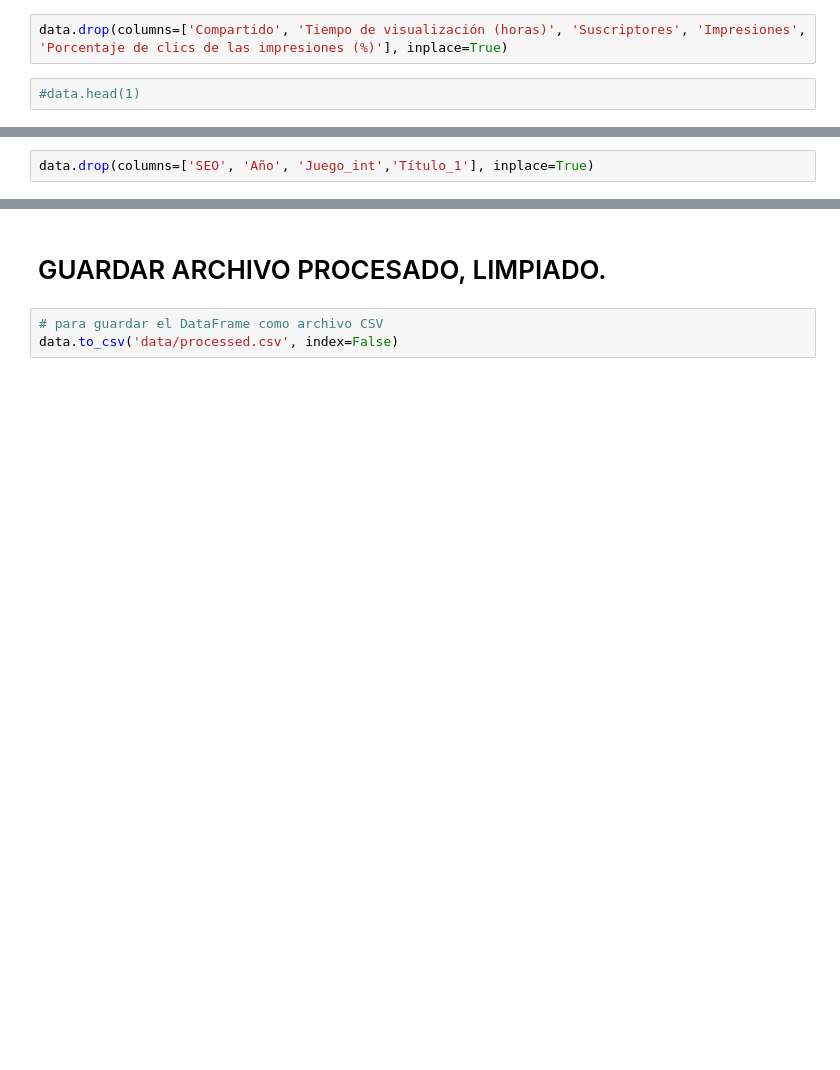
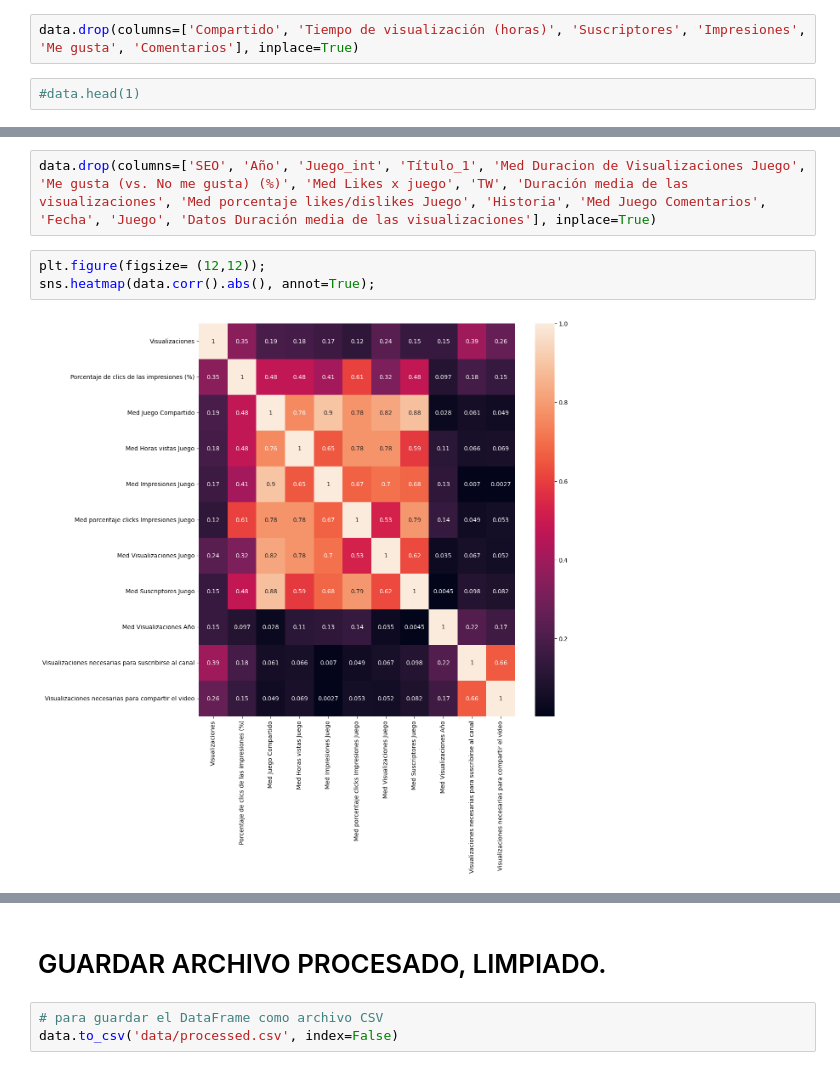
Before and after one commit to braugilabert/Prediction-of-views_ML, a Jupyter notebook: 02_Preprocesamiento.ipynb, the cells around one changed output, grey strips where cells are left out. Drawn from its saved outputs; the diff is of its cells as text; blank space fills up the shorter version.

```diff
--- a/02_Preprocesamiento.ipynb
+++ b/02_Preprocesamiento.ipynb
@@ -121,7 +150,7 @@ corr_visual.sort_values(ascending=False, by = 'Visualizaciones')
 # %% [markdown]
 ELIMINACIÓN DE VARIABLES QUE CORRELAN CON VISUALIZACIONES PERO NO SERÍAN FIELES TAN FIELES AL FUTURO
 # %%
-data.drop(columns=['Compartido', 'Tiempo de visualización (horas)', 'Suscriptores', 'Impresiones', 'Porcentaje de clics de las impresiones (%)'], inplace=True)
+data.drop(columns=['Compartido', 'Tiempo de visualización (horas)', 'Suscriptores', 'Impresiones', 'Me gusta', 'Comentarios'], inplace=True)
 # %%
 #data.head(1)
 # %% [markdown]
@@ -129,2 +158,7 @@ ELIMINACIÓN DE VARIABLES QUE NO CORRELAN CON VISUALIZACIONES
-# %%
-data.drop(columns=['SEO', 'Año', 'Juego_int','Título_1'], inplace=True)
+# %%
+data.drop(columns=['SEO', 'Año', 'Juego_int', 'Título_1', 'Med Duracion de Visualizaciones Juego', 'Me gusta (vs. No me gusta) (%)', 'Med Likes x juego', 'TW', 'Duración media de las visualizaciones', 'Med porcentaje likes/dislikes Juego', 'Historia', 'Med Juego Comentarios', 'Fecha', 'Juego', 'Datos Duración media de las visualizaciones'], inplace=True)
+# %%
+plt.figure(figsize= (12,12));
+sns.heatmap(data.corr().abs(), annot=True);
+# %% [output]
+[figure, added]
```
Also changed, not shown: parts of 21 cells of this notebook, 5 other files.
